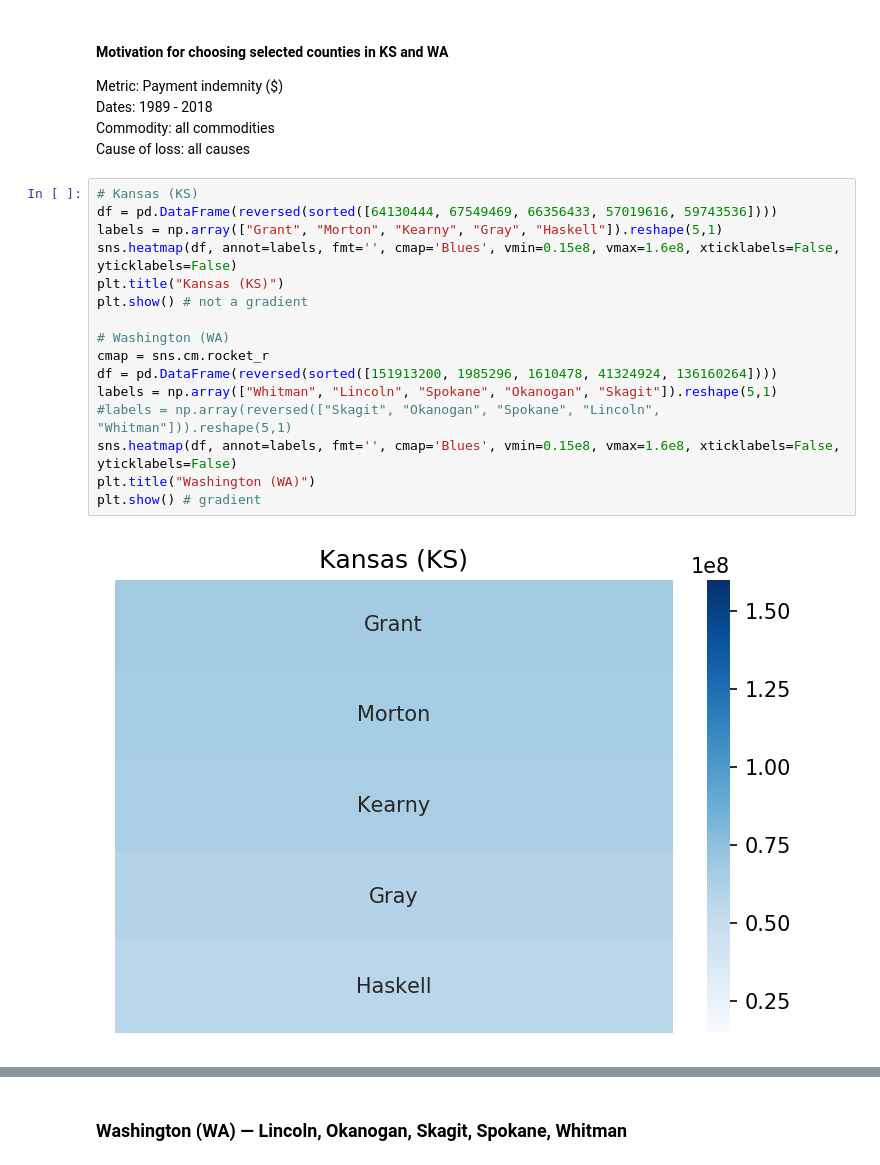
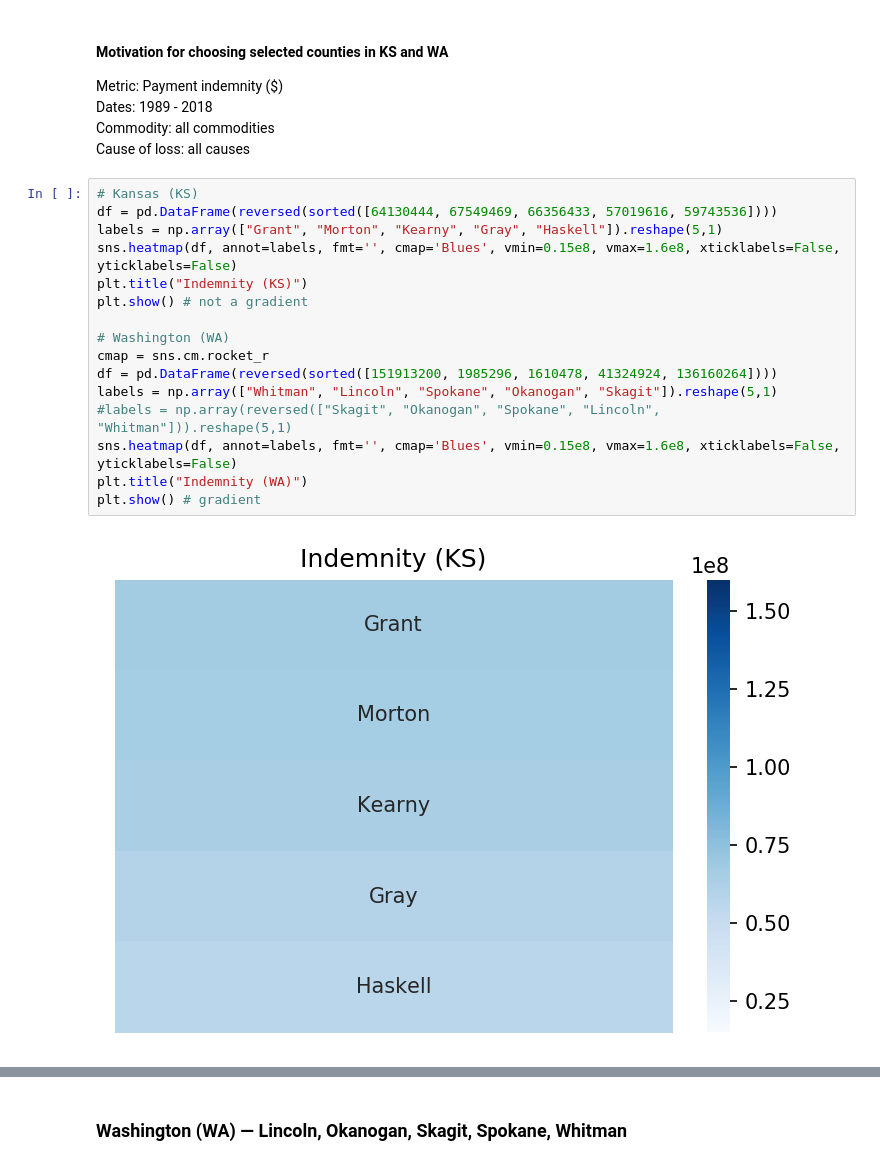
Before and after one commit to asmikumar/wheat-forecasting, a Jupyter notebook: climate_analyses.ipynb, the cells around one changed output, grey strips where cells are left out. Cells and saved outputs as stored; diff of their text form.

Commit message:
Adding plots

```diff
--- a/climate_analyses.ipynb
+++ b/climate_analyses.ipynb
@@ -22,18 +23,18 @@ Cause of loss: all causes
 # %%
 # Kansas (KS)
 df = pd.DataFrame(reversed(sorted([64130444, 67549469, 66356433, 57019616, 59743536])))
 labels = np.array(["Grant", "Morton", "Kearny", "Gray", "Haskell"]).reshape(5,1)
 sns.heatmap(df, annot=labels, fmt='', cmap='Blues', vmin=0.15e8, vmax=1.6e8, xticklabels=False, yticklabels=False)
-plt.title("Kansas (KS)")
+plt.title("Indemnity (KS)")
 plt.show() # not a gradient
 
 # Washington (WA)
 cmap = sns.cm.rocket_r
 df = pd.DataFrame(reversed(sorted([151913200, 1985296, 1610478, 41324924, 136160264])))
 labels = np.array(["Whitman", "Lincoln", "Spokane", "Okanogan", "Skagit"]).reshape(5,1)
 #labels = np.array(reversed(["Skagit", "Okanogan", "Spokane", "Lincoln", "Whitman"])).reshape(5,1)
 sns.heatmap(df, annot=labels, fmt='', cmap='Blues', vmin=0.15e8, vmax=1.6e8, xticklabels=False, yticklabels=False)
-plt.title("Washington (WA)")
+plt.title("Indemnity (WA)")
 plt.show() # gradient
 # %% [output]
-[figure, old version]
+[figure, new version]
```
Also changed, not shown: parts of 16 cells of this notebook, 6 other files.
